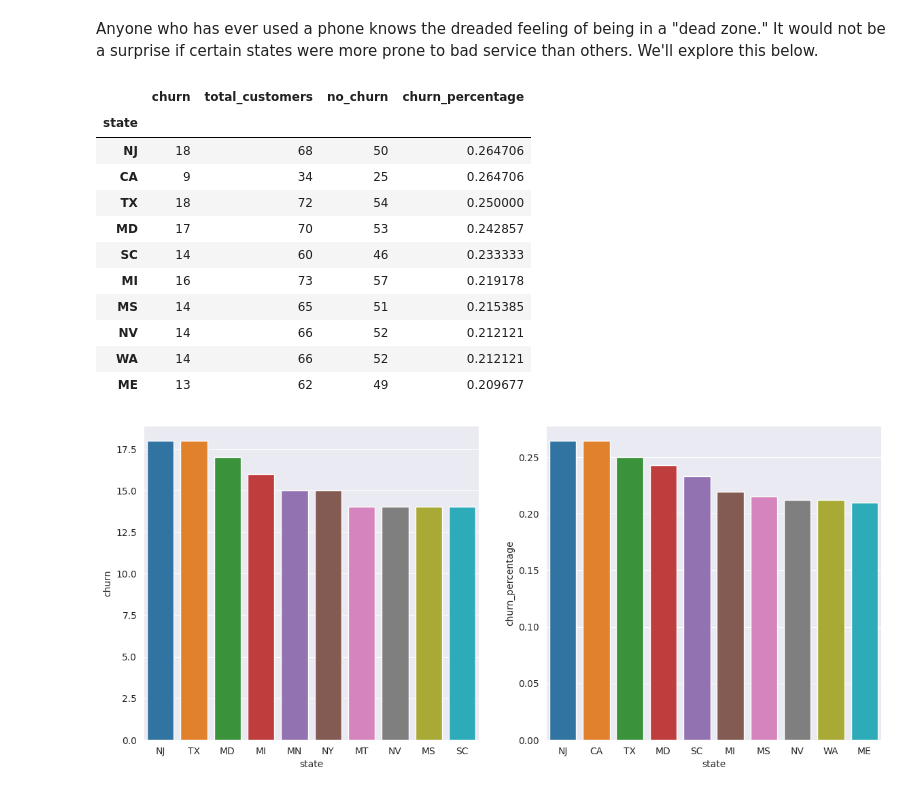
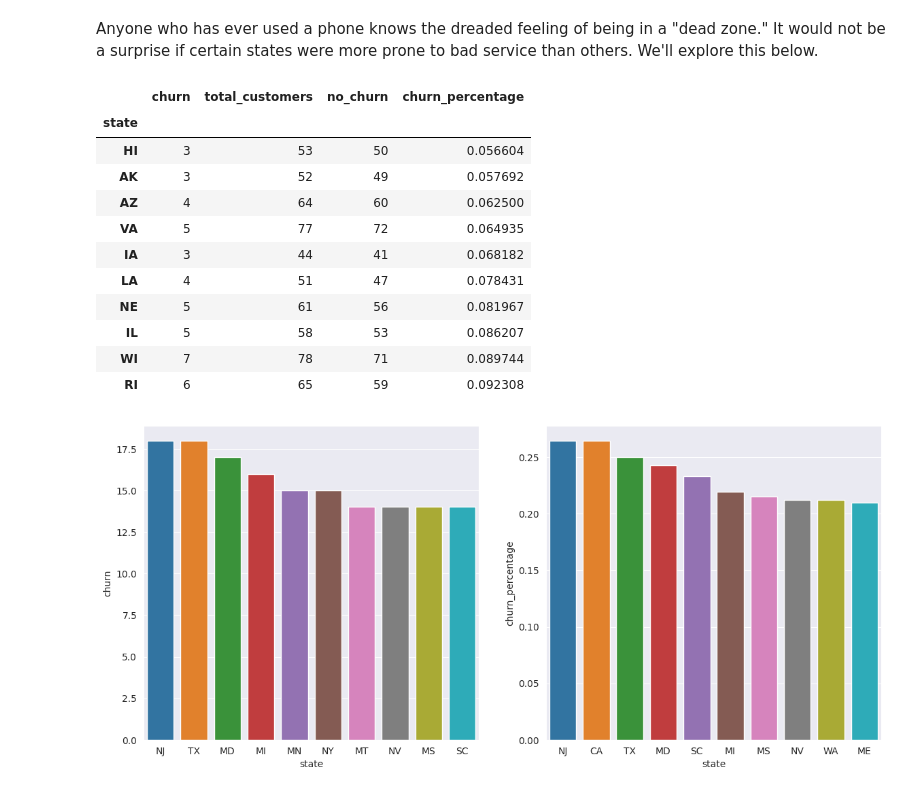
Before and after one commit to bmjaron/phase_3_project, a Jupyter notebook: Untitled1.ipynb, the cells around one changed output. Drawn from its saved outputs; the diff is of its cells as text; code cells hidden in the pictures.

```diff
--- a/Untitled1.ipynb
+++ b/Untitled1.ipynb
@@ -229,23 +231,23 @@ Anyone who has ever used a phone knows the dreaded feeling of being in a "dead z
 # %%
 state_df = df[['state', 'churn']]
 state_df = state_df.groupby('state').sum()
 state_df['total_customers'] = df['state'].value_counts()
 state_df['no_churn'] = state_df['total_customers'] - state_df['churn']
 state_df['churn_percentage'] = state_df['churn']/state_df['total_customers']
-state_df.sort_values('churn_percentage', ascending=False).head(10)
+state_df.sort_values('churn_percentage', ascending=True).head(10)
 # %% [output]
 |  | churn | total_customers | no_churn | churn_percentage |
 | state |  |  |  |  |
-| NJ | 18 | 68 | 50 | 0.264706 |
-| CA | 9 | 34 | 25 | 0.264706 |
-| TX | 18 | 72 | 54 | 0.250000 |
-| MD | 17 | 70 | 53 | 0.242857 |
-| SC | 14 | 60 | 46 | 0.233333 |
-| MI | 16 | 73 | 57 | 0.219178 |
-| MS | 14 | 65 | 51 | 0.215385 |
-| NV | 14 | 66 | 52 | 0.212121 |
-| WA | 14 | 66 | 52 | 0.212121 |
-| ME | 13 | 62 | 49 | 0.209677 |
+| HI | 3 | 53 | 50 | 0.056604 |
+| AK | 3 | 52 | 49 | 0.057692 |
+| AZ | 4 | 64 | 60 | 0.062500 |
+| VA | 5 | 77 | 72 | 0.064935 |
+| IA | 3 | 44 | 41 | 0.068182 |
+| LA | 4 | 51 | 47 | 0.078431 |
+| NE | 5 | 61 | 56 | 0.081967 |
+| IL | 5 | 58 | 53 | 0.086207 |
+| WI | 7 | 78 | 71 | 0.089744 |
+| RI | 6 | 65 | 59 | 0.092308 |
 # %%
 fig, axes = plt.subplots(1,2,figsize=(14,6))
 
```
Also changed, not shown: parts of 7 cells of this notebook.
